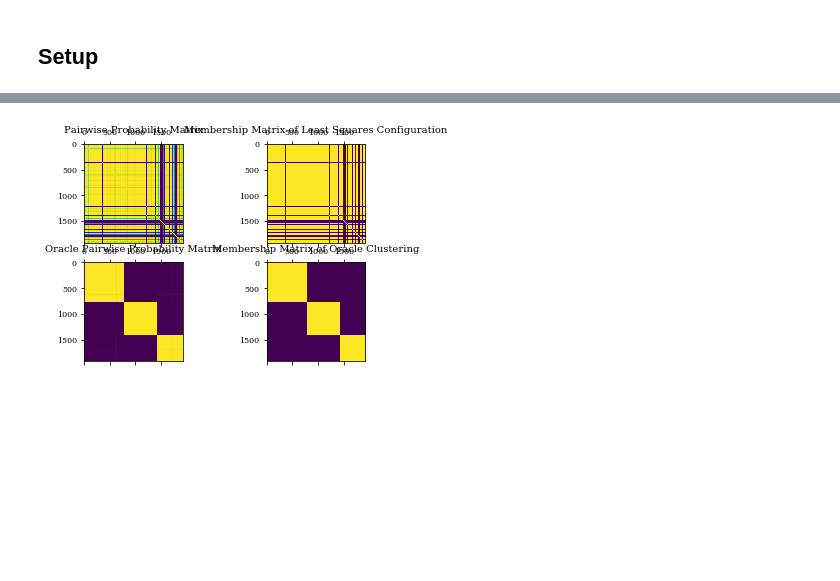
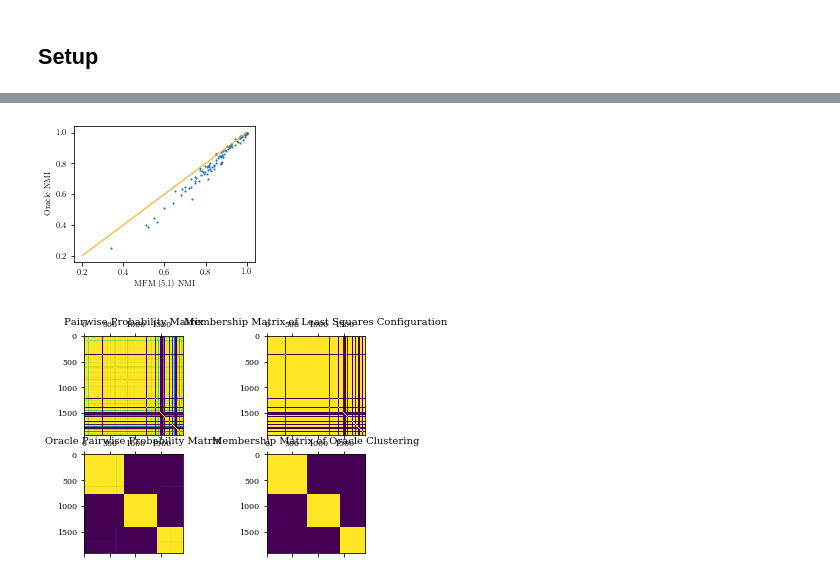
Before and after one commit to thetianshuhuang/bmcc_sim, a Jupyter notebook: explore.ipynb, the cells around one changed output, grey strips where cells are left out. Drawn from its saved outputs; the diff is of its cells as text; code cells hidden in the pictures; blank space fills up the shorter version.

```diff
--- a/explore.ipynb
+++ b/explore.ipynb
@@ -68,3 +30,14 @@ setup_latex()
+# %%
+fig, ax = plt.subplots(1, 1, figsize=(3.25, 2.5))
+
+data = util.filter(summary, k=3, d=3, method='mfm_hybrid')
+ax.scatter(data['oracle_nmi'], data['nmi'], marker='.', s=5)
+ax.plot([0.2, 1], [0.2, 1], color='orange', linewidth=1)
+ax.set_xlabel('MFM (5,1) NMI')
+ax.set_ylabel('Oracle NMI')
+fig.savefig('./plots/scatter_example.pdf', bbox_inches='tight')
+# %% [output]
+[figure, added]
 # %%
 import bmcc
 
```
Also changed, not shown: parts of 7 cells of this notebook, 4 other files.
